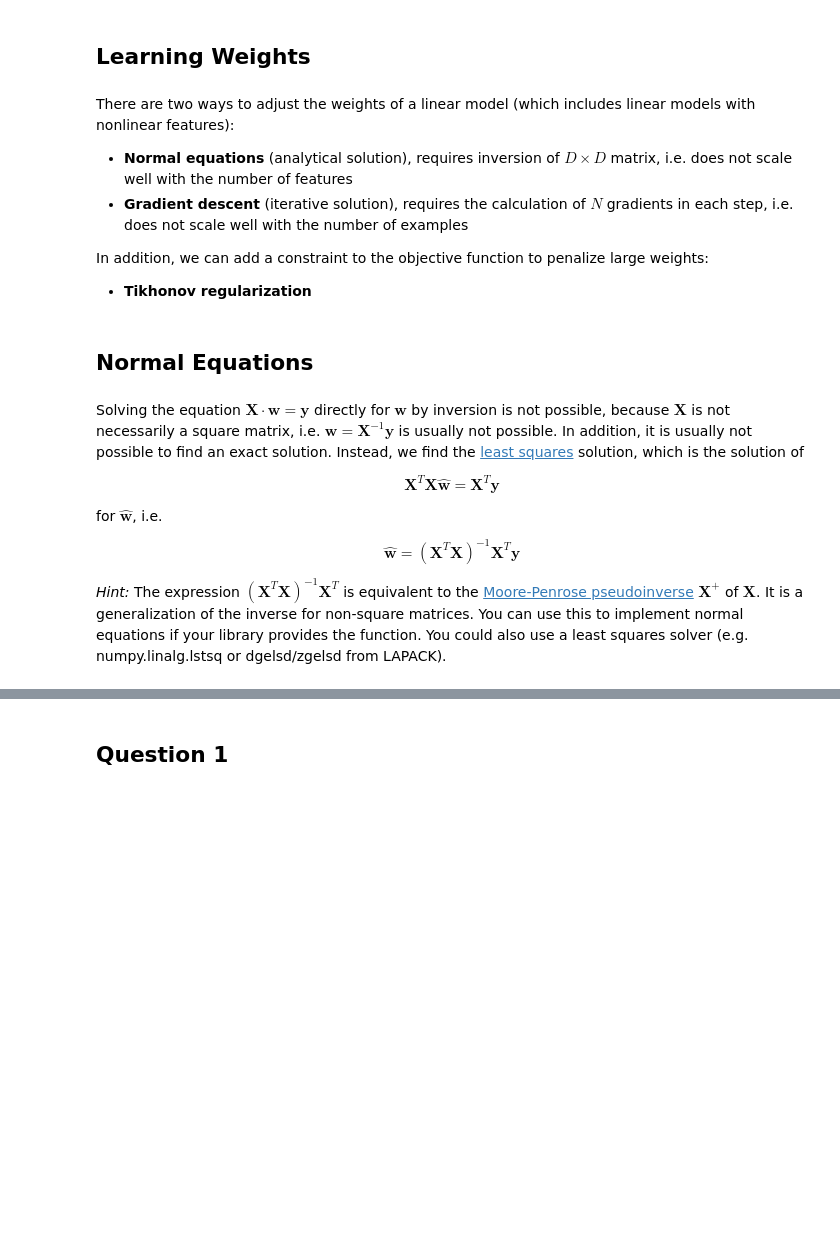
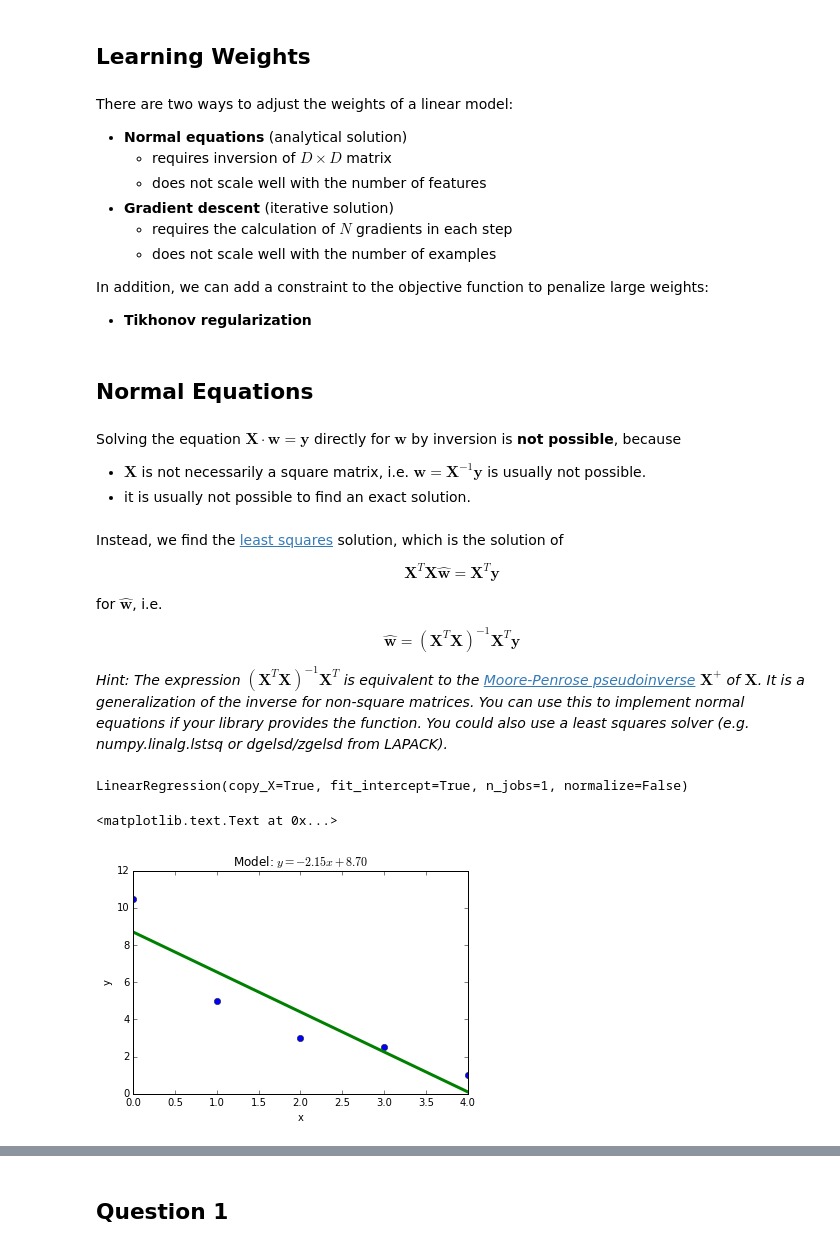
Before and after one commit to AlexanderFabisch/ml_tutorials, a Jupyter notebook: 01_linear_regression.ipynb, the cells around one changed output, grey strips where cells are left out. Cells and saved outputs as stored; diff of their text form; code cells hidden in the pictures; blank space fills up the shorter version.

```diff
--- a/01_linear_regression.ipynb
+++ b/01_linear_regression.ipynb
@@ -97,18 +95,26 @@ where the $n$-th **row** of $\boldsymbol{X}$ represents $x^{(n)}$ and the $n$-th
 # %% [markdown]
 ## Learning Weights
 # %% [markdown]
-There are two ways to adjust the weights of a linear model (which includes linear models with nonlinear features):
+There are two ways to adjust the weights of a linear model:
 
-* **Normal equations** (analytical solution), requires inversion of $D \times D$ matrix, i.e. does not scale well with the number of features
-* **Gradient descent** (iterative solution), requires the calculation of $N$ gradients in each step, i.e. does not scale well with the number of examples
+* **Normal equations** (analytical solution)
+  * requires inversion of $D \times D$ matrix
+  * does not scale well with the number of features
+* **Gradient descent** (iterative solution)
+  * requires the calculation of $N$ gradients in each step
+  * does not scale well with the number of examples
 
 In addition, we can add a constraint to the objective function to penalize large weights:
 
 * **Tikhonov regularization**
 # %% [markdown]
 ## Normal Equations
+# %% [markdown]
+Solving the equation $\boldsymbol{X} \cdot \boldsymbol{w} = \boldsymbol{y}$ directly for $\boldsymbol{w}$ by inversion is **not possible**, because
+  * $\boldsymbol{X}$ is not necessarily a square matrix, i.e. $\boldsymbol{w} = \boldsymbol{X}^{-1} \boldsymbol{y}$ is usually not possible.
+  * it is usually not possible to find an exact solution.
 # %% [markdown]
-Solving the equation $\boldsymbol{X} \cdot \boldsymbol{w} = \boldsymbol{y}$ directly for $\boldsymbol{w}$ by inversion is not possible, because $\boldsymbol{X}$ is not necessarily a square matrix, i.e. $\boldsymbol{w} = \boldsymbol{X}^{-1} \boldsymbol{y}$ is usually not possible. In addition, it is usually not possible to find an exact solution. Instead, we find the [least squares](http://en.wikipedia.org/wiki/Linear_least_squares_%28mathematics%29) solution, which is the solution of
+Instead, we find the [least squares](http://en.wikipedia.org/wiki/Linear_least_squares_%28mathematics%29) solution, which is the solution of
 
 $$\boldsymbol{X}^T\boldsymbol{X} \hat{\boldsymbol{w}} = \boldsymbol{X}^T\boldsymbol{y}$$
 
@@ -116,5 +122,20 @@ for $\hat{\boldsymbol{w}}$, i.e.
 
 $$\hat{\boldsymbol{w}} = (\boldsymbol{X}^T\boldsymbol{X})^{-1}\boldsymbol{X}^T\boldsymbol{y}$$
 
-*Hint:* The expression $(\boldsymbol{X}^T\boldsymbol{X})^{-1}\boldsymbol{X}^T$ is equivalent to the [Moore-Penrose pseudoinverse](http://en.wikipedia.org/wiki/Moore%E2%80%93Penrose_pseudoinverse) $\boldsymbol{X}^+$ of $\boldsymbol{X}$. It is a generalization of the inverse for non-square matrices. You can use this to implement normal equations if your library provides the function. You could also use a least squares solver (e.g. numpy.linalg.lstsq or dgelsd/zgelsd from LAPACK).
+*Hint: The expression $(\boldsymbol{X}^T\boldsymbol{X})^{-1}\boldsymbol{X}^T$ is equivalent to the [Moore-Penrose pseudoinverse](http://en.wikipedia.org/wiki/Moore%E2%80%93Penrose_pseudoinverse) $\boldsymbol{X}^+$ of $\boldsymbol{X}$. It is a generalization of the inverse for non-square matrices. You can use this to implement normal equations if your library provides the function. You could also use a least squares solver (e.g. numpy.linalg.lstsq or dgelsd/zgelsd from LAPACK).*
+# %%
+from sklearn.linear_model import LinearRegression
+linreg = LinearRegression()
+linreg.fit(X, y)
+# %% [output]
+LinearRegression(copy_X=True, fit_intercept=True, n_jobs=1, normalize=False)
+# %%
+plot(X[:, 0], y, "o")
+plot(X[:, 0], linreg.predict(X), "-", linewidth=3)
+xlabel("x")
+ylabel("y")
+title("Model: $y = %.2f x + %.2f$" % (linreg.coef_, linreg.intercept_))
+# %% [output]
+<matplotlib.text.Text at 0x...>
+[figure, added]
 # %% [markdown]
```
Also changed, not shown: parts of 16 cells of this notebook.
